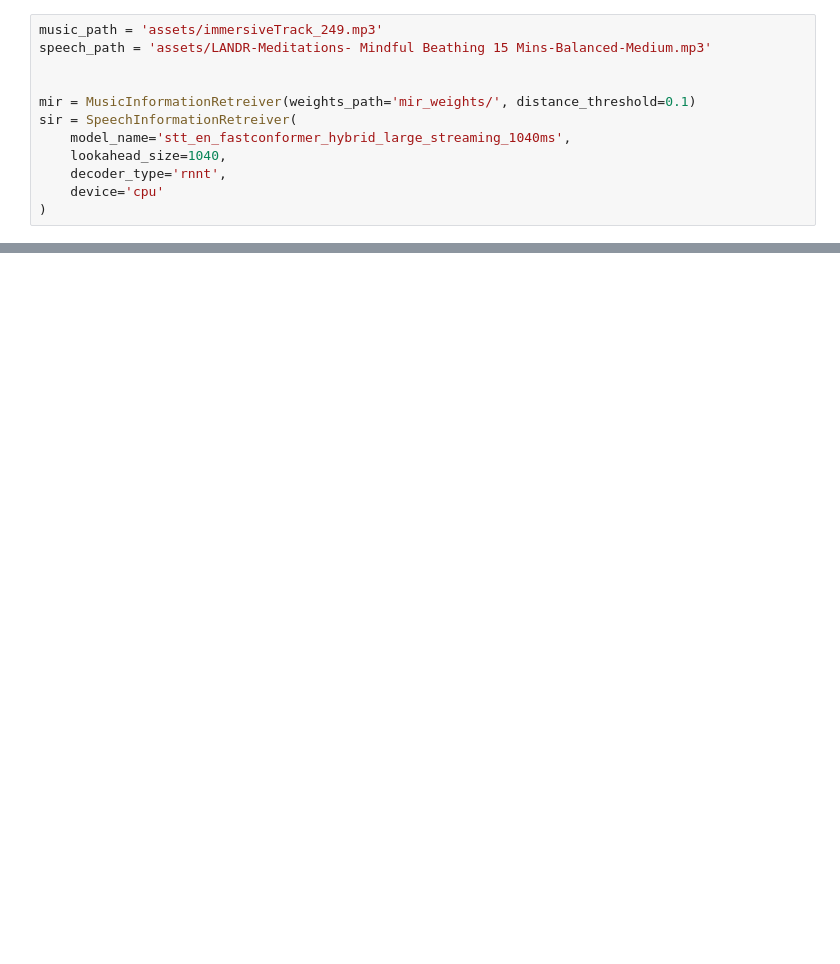
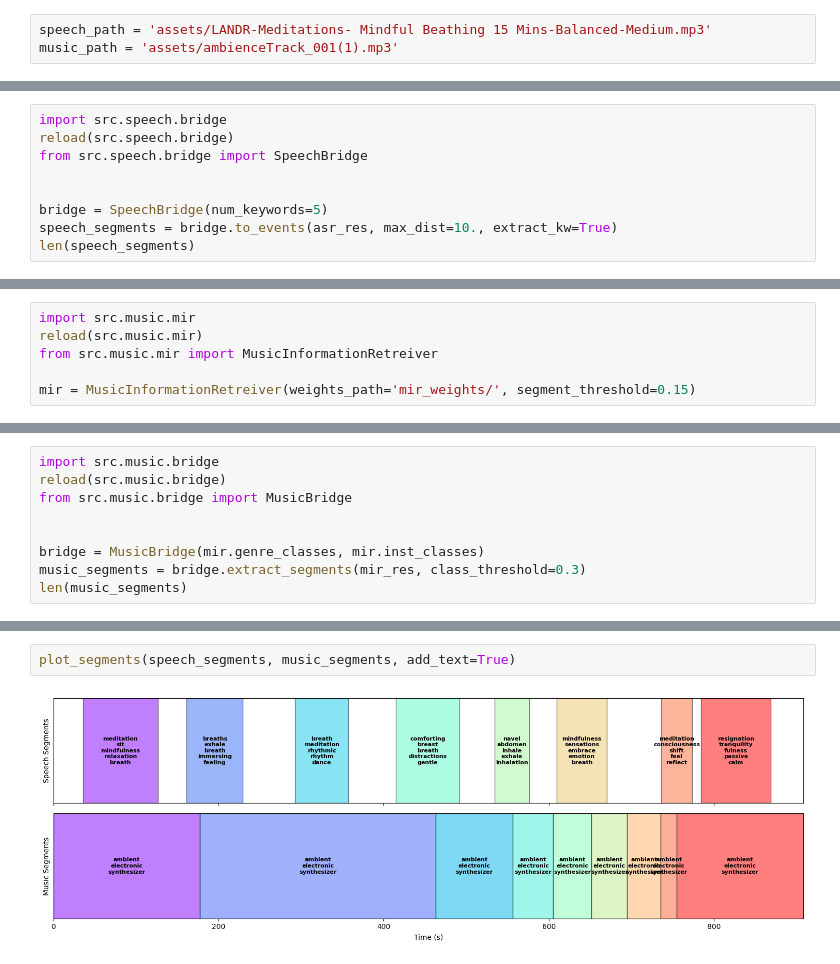
Before and after one commit to thelucidproject/Folly, a Jupyter notebook: bridge - demo.ipynb, the cells around one changed output, grey strips where cells are left out. Cells and saved outputs as stored; diff of their text form; blank space fills up the shorter version.

Commit message:
finalize bridge

```diff
--- a/bridge - demo.ipynb
+++ b/bridge - demo.ipynb
@@ -11,13 +4,4 @@ from src.speech import SpeechInformationRetreiver
 import matplotlib.pyplot as plt
 # %%
-music_path = 'assets/immersiveTrack_249.mp3'
 speech_path = 'assets/LANDR-Meditations- Mindful Beathing 15 Mins-Balanced-Medium.mp3'
-
-
-mir = MusicInformationRetreiver(weights_path='mir_weights/', distance_threshold=0.1)
-sir = SpeechInformationRetreiver(
-    model_name='stt_en_fastconformer_hybrid_large_streaming_1040ms',
-    lookahead_size=1040,
-    decoder_type='rnnt',
-    device='cpu'
-)
+music_path = 'assets/ambienceTrack_001(1).mp3'
@@ -208,0 +83,9 @@ images[0]
+# %%
+import src.speech.bridge
+reload(src.speech.bridge)
+from src.speech.bridge import SpeechBridge
+
+
+bridge = SpeechBridge(num_keywords=5)
+speech_segments = bridge.to_events(asr_res, max_dist=10., extract_kw=True)
+len(speech_segments)
@@ -208,0 +114,6 @@ images[0]
+# %%
+import src.music.mir
+reload(src.music.mir)
+from src.music.mir import MusicInformationRetreiver
+
+mir = MusicInformationRetreiver(weights_path='mir_weights/', segment_threshold=0.15)
@@ -208,0 +131,9 @@ images[0]
+# %%
+import src.music.bridge
+reload(src.music.bridge)
+from src.music.bridge import MusicBridge
+
+
+bridge = MusicBridge(mir.genre_classes, mir.inst_classes)
+music_segments = bridge.extract_segments(mir_res, class_threshold=0.3)
+len(music_segments)
@@ -208,0 +226,4 @@ images[0]
+# %%
+plot_segments(speech_segments, music_segments, add_text=True)
+# %% [output]
+[figure, added]
```
Also changed, not shown: parts of 18 cells of this notebook, 8 other files.
